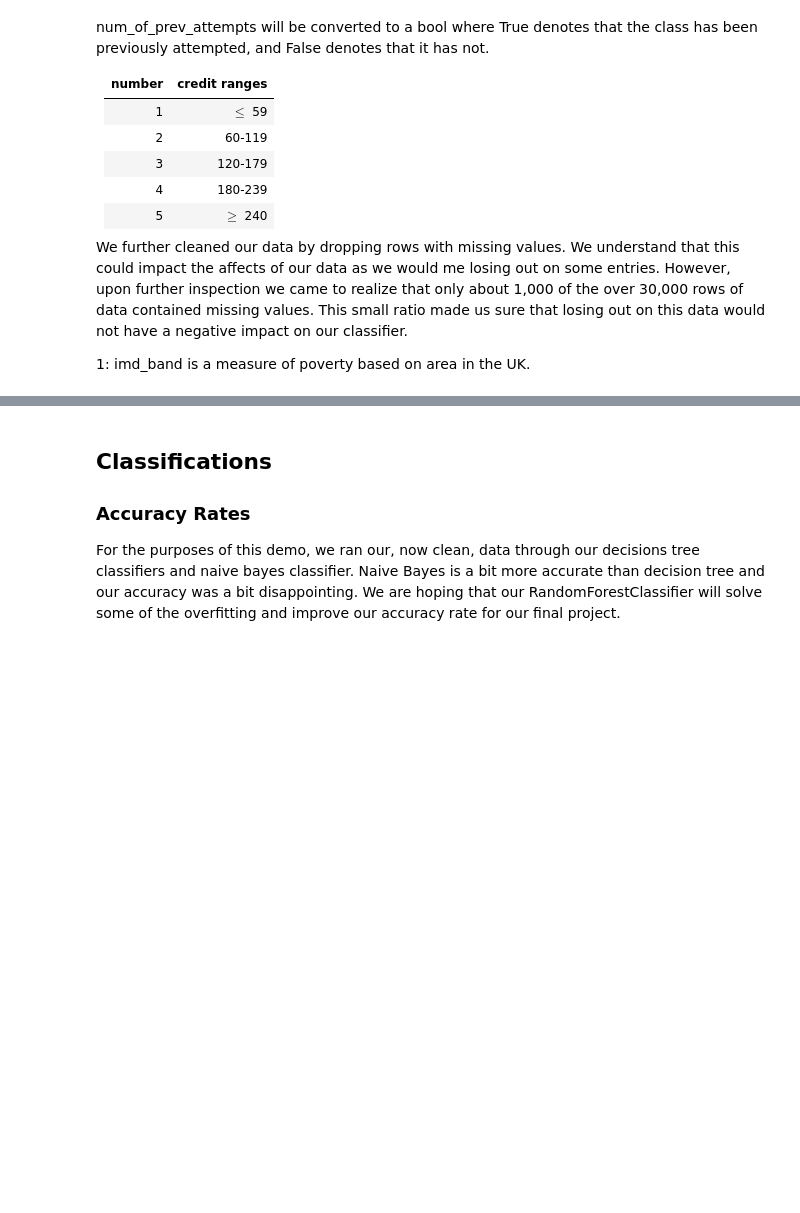
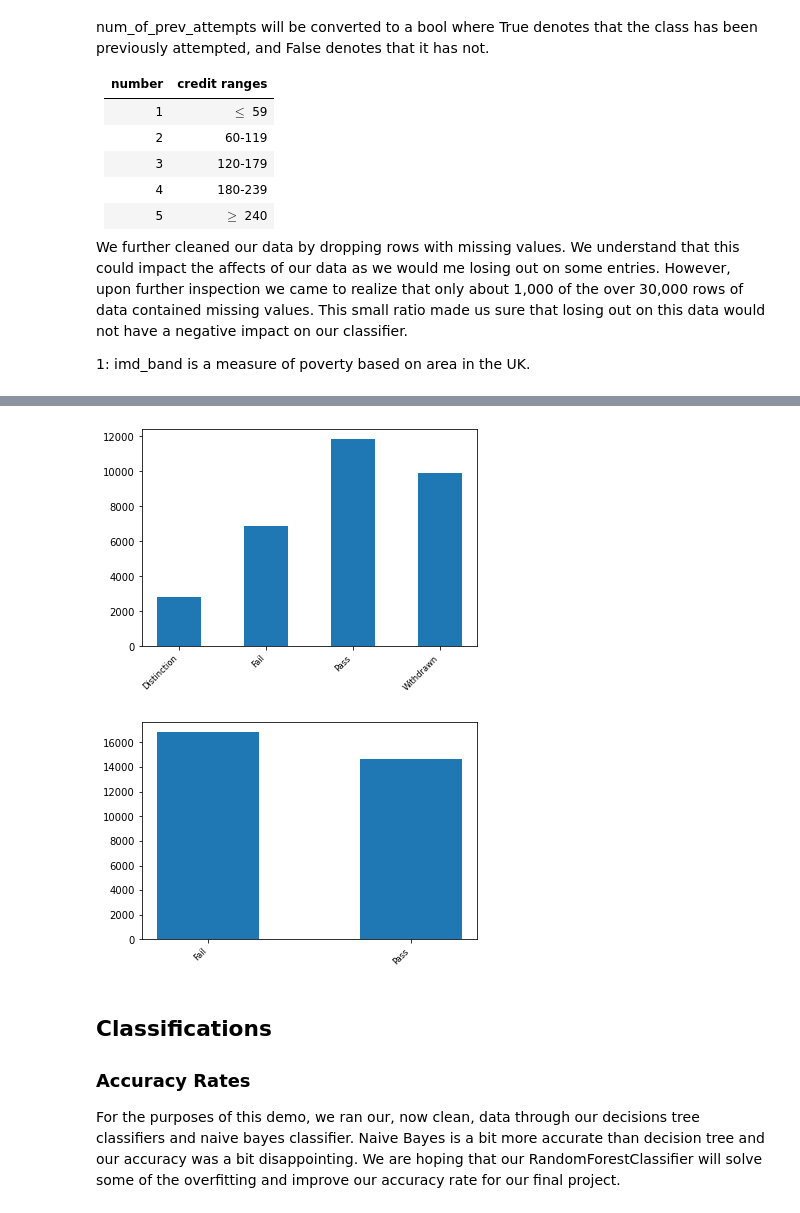
Before and after one commit to Angela-Mari/CPSC322-Final-Project, a Jupyter notebook: Technical_Report.ipynb, the cells around one changed output, grey strips where cells are left out. Saved outputs shown, nothing was run; the diff lists cells and outputs as text; code cells hidden in the pictures; blank space fills up the shorter version.

```diff
--- a/Technical_Report.ipynb
+++ b/Technical_Report.ipynb
@@ -76,3 +77,16 @@ final_result = student_data.get_column("final_result")
+# %%
+values, counts = myutils.get_frequencies(student_data.data, student_data.column_names, "final_result")
+myutils.bar_chart(values, counts)
+
+myutils.replace_values_in_column("Withdrawn", "Fail", student_data.data, student_data.column_names, "final_result")
+myutils.replace_values_in_column("Distinction", "Pass", student_data.data, student_data.column_names, "final_result")
+
+values, counts = myutils.get_frequencies(student_data.data, student_data.column_names, "final_result")
+myutils.bar_chart(values, counts)
+final_result = student_data.get_column("final_result")
+# %% [output]
+[figure, added]
+[figure, added]
 # %% [markdown]
 ## Classifications
 
```
Also changed, not shown: parts of 4 cells of this notebook, 1 other file.
